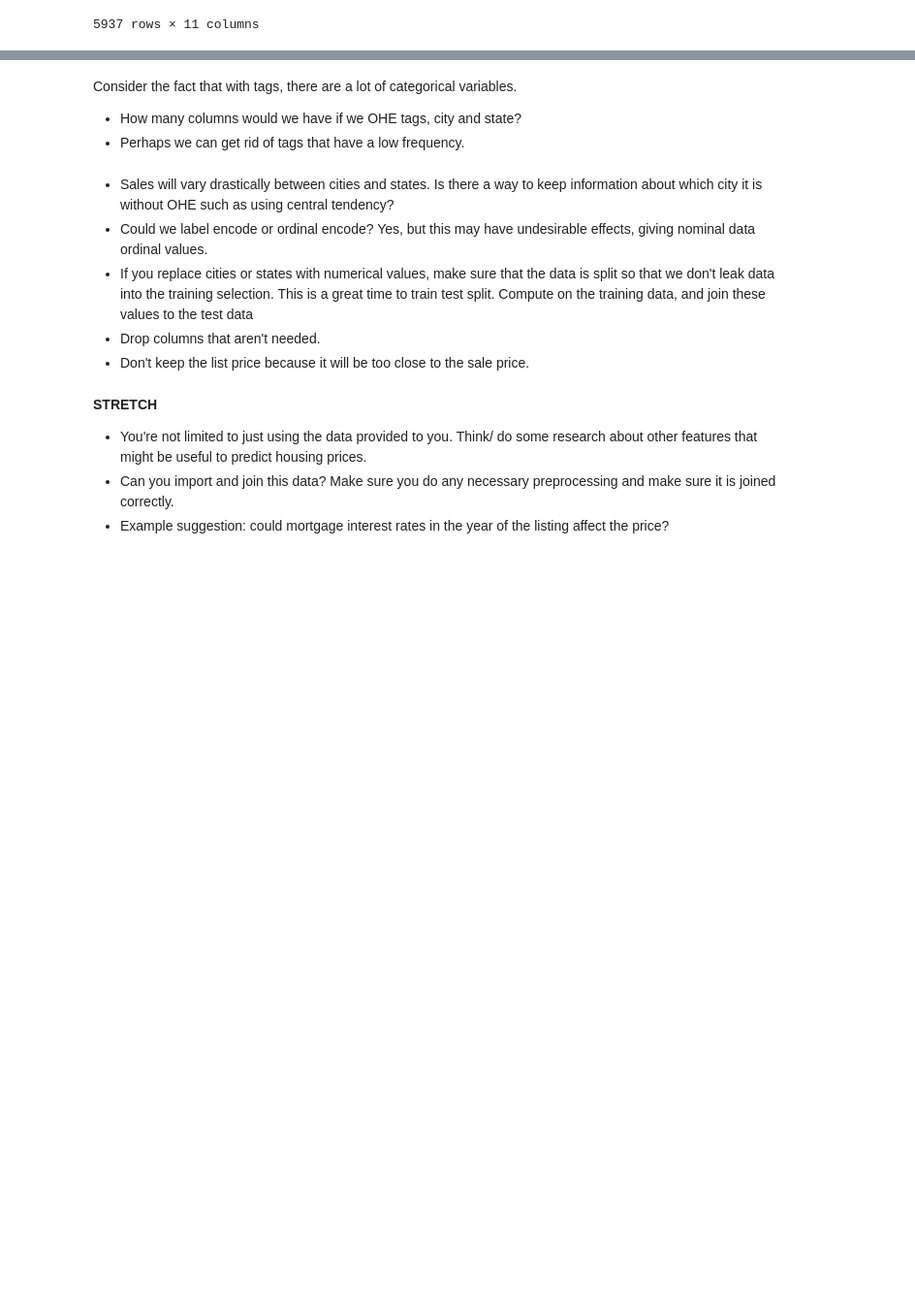
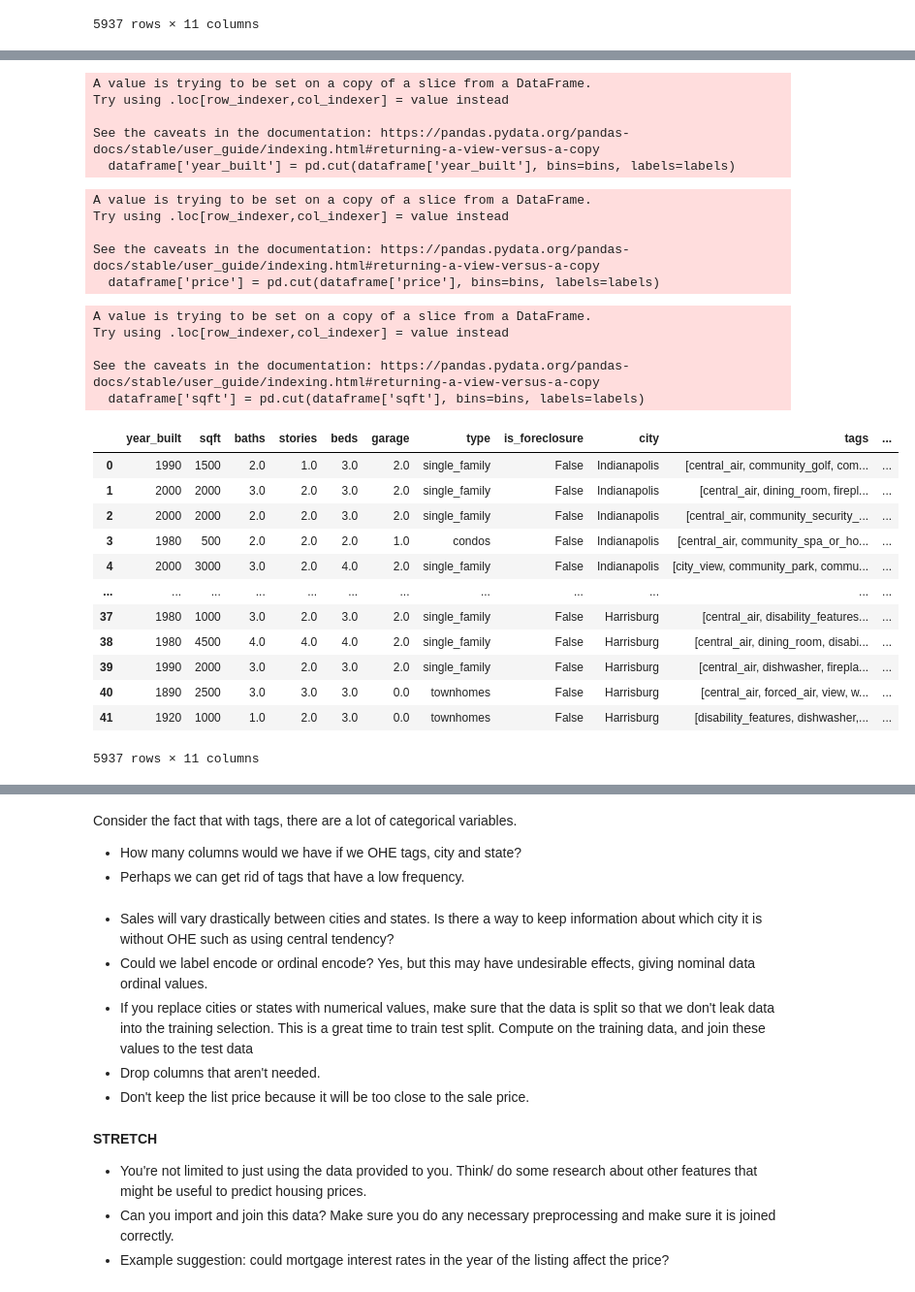
Before and after one commit to imarri01/SupervisedLearning_ML, a Jupyter notebook: notebooks/1 - EDA.ipynb, the cells around one changed output, grey strips where cells are left out. Shown at 97% size. Cells and saved outputs as stored; diff of their text form; code cells hidden in the pictures; blank space fills up the shorter version.

Commit message:
Updated some columns

```diff
--- a/notebooks/1 - EDA.ipynb
+++ b/notebooks/1 - EDA.ipynb
@@ -261 +288,58 @@ dataframe
+# %%
+# Changing year_built into decades
+
+bins = list(range(1820, 2031, 10))
+labels = [i for i in bins[:-1]]
+
+dataframe['year_built'] = pd.cut(dataframe['year_built'], bins=bins, labels=labels)
+# %% [output]
+A value is trying to be set on a copy of a slice from a DataFrame.
+Try using .loc[row_indexer,col_indexer] = value instead
+
+See the caveats in the documentation: https://pandas.pydata.org/pandas-docs/stable/user_guide/indexing.html#returning-a-view-versus-a-copy
+  dataframe['year_built'] = pd.cut(dataframe['year_built'], bins=bins, labels=labels)
+# %%
+# changing price into ranges
+
+bins = list(range(0, 13000000, 200000))
+labels = [f'{start} - {start+200000}' for start in bins[:-1]]
+
+dataframe['price'] = pd.cut(dataframe['price'], bins=bins, labels=labels)
+# %% [output]
+A value is trying to be set on a copy of a slice from a DataFrame.
+Try using .loc[row_indexer,col_indexer] = value instead
+
+See the caveats in the documentation: https://pandas.pydata.org/pandas-docs/stable/user_guide/indexing.html#returning-a-view-versus-a-copy
+  dataframe['price'] = pd.cut(dataframe['price'], bins=bins, labels=labels)
+# %%
+# changing sqft into ranges
+
+bins = list(range(0, 13000, 500))
+labels = [i for i in bins[:-1]]
+
+dataframe['sqft'] = pd.cut(dataframe['sqft'], bins=bins, labels=labels)
+# %% [output]
+A value is trying to be set on a copy of a slice from a DataFrame.
+Try using .loc[row_indexer,col_indexer] = value instead
+
+See the caveats in the documentation: https://pandas.pydata.org/pandas-docs/stable/user_guide/indexing.html#returning-a-view-versus-a-copy
+  dataframe['sqft'] = pd.cut(dataframe['sqft'], bins=bins, labels=labels)
+# %%
+# After changing Year_built, Sqft, Price Changes
+
+dataframe
+# %% [output]
+|  | year_built | sqft | baths | stories | beds | garage | type | is_foreclosure | city | tags | ... |
+| 0 | 1990 | 1500 | 2.0 | 1.0 | 3.0 | 2.0 | single_family | False | Indianapolis | [central_air, community_golf, com... | ... |
+| 1 | 2000 | 2000 | 3.0 | 2.0 | 3.0 | 2.0 | single_family | False | Indianapolis | [central_air, dining_room, firepl... | ... |
+| 2 | 2000 | 2000 | 2.0 | 2.0 | 3.0 | 2.0 | single_family | False | Indianapolis | [central_air, community_security_... | ... |
+| 3 | 1980 | 500 | 2.0 | 2.0 | 2.0 | 1.0 | condos | False | Indianapolis | [central_air, community_spa_or_ho... | ... |
+| 4 | 2000 | 3000 | 3.0 | 2.0 | 4.0 | 2.0 | single_family | False | Indianapolis | [city_view, community_park, commu... | ... |
+| ... | ... | ... | ... | ... | ... | ... | ... | ... | ... | ... | ... |
+| 37 | 1980 | 1000 | 3.0 | 2.0 | 3.0 | 2.0 | single_family | False | Harrisburg | [central_air, disability_features... | ... |
+| 38 | 1980 | 4500 | 4.0 | 4.0 | 4.0 | 2.0 | single_family | False | Harrisburg | [central_air, dining_room, disabi... | ... |
+| 39 | 1990 | 2000 | 3.0 | 2.0 | 3.0 | 2.0 | single_family | False | Harrisburg | [central_air, dishwasher, firepla... | ... |
+| 40 | 1890 | 2500 | 3.0 | 3.0 | 3.0 | 0.0 | townhomes | False | Harrisburg | [central_air, forced_air, view, w... | ... |
+| 41 | 1920 | 1000 | 1.0 | 2.0 | 3.0 | 0.0 | townhomes | False | Harrisburg | [disability_features, dishwasher,... | ... |
+5937 rows × 11 columns
 # %%
```
Also changed, not shown: parts of 5 cells of this notebook.
